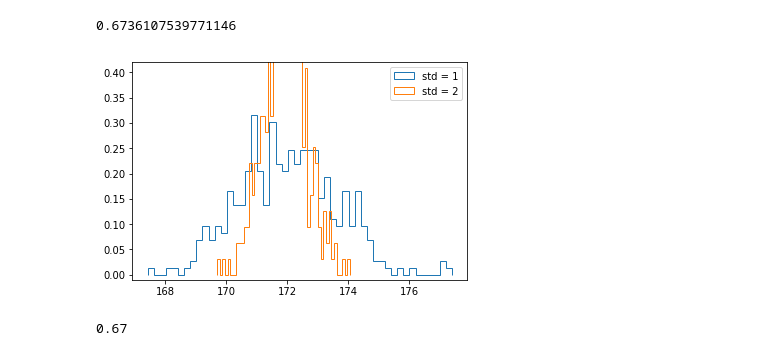
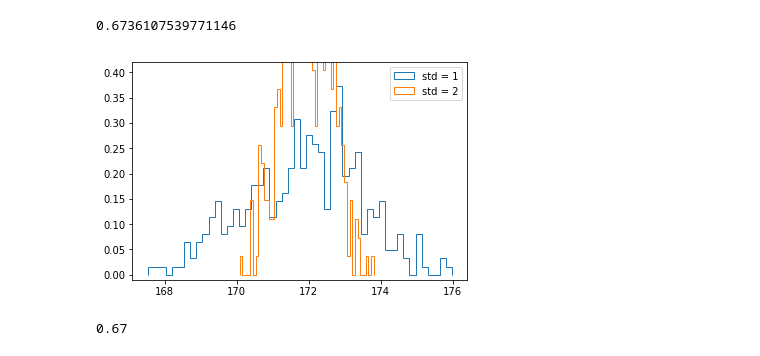
Before and after one commit to mehmath38/Inferential-Statistic-1A, a Jupyter notebook: inferential_statistics_1a-Q_edits-Mehmet (2).ipynb, the cells around one changed output. Drawn from its saved outputs; the diff is of its cells as text; code cells hidden in the pictures.

```diff
--- a/inferential_statistics_1a-Q_edits-Mehmet (2).ipynb
+++ b/inferential_statistics_1a-Q_edits-Mehmet (2).ipynb
@@ -266,19 +255,16 @@ std_year_50
 # %% [output]
 0.6736107539771146
 # %%
-samples_std1 =  np.random.normal(171.8660049358649,1.5756704135286475,size=365)
-samples_std2 =  np.random.normal(171.94366080916114,0.6736107539771146,size=365)
-
 # Make histograms
-plt.hist(samples_std1,normed=True, histtype='step',bins=50)
-plt.hist(samples_std2,normed=True, histtype='step',bins=50)
+plt.hist(yearly_sample,normed=True, histtype='step',bins=50)
+plt.hist(yearly_sample_50,normed=True, histtype='step',bins=50)
 
 # Make a legend, set limits and show plot
 _ = plt.legend(('std = 1', 'std = 2'))
 plt.ylim(-0.01, 0.42)
 plt.show()
 # %% [output]
-[figure, old version]
+[figure, new version]
 # %%
 seed(47)
 # calculate daily means from the larger sample size here
```
Also changed, not shown: parts of 5 cells of this notebook.
